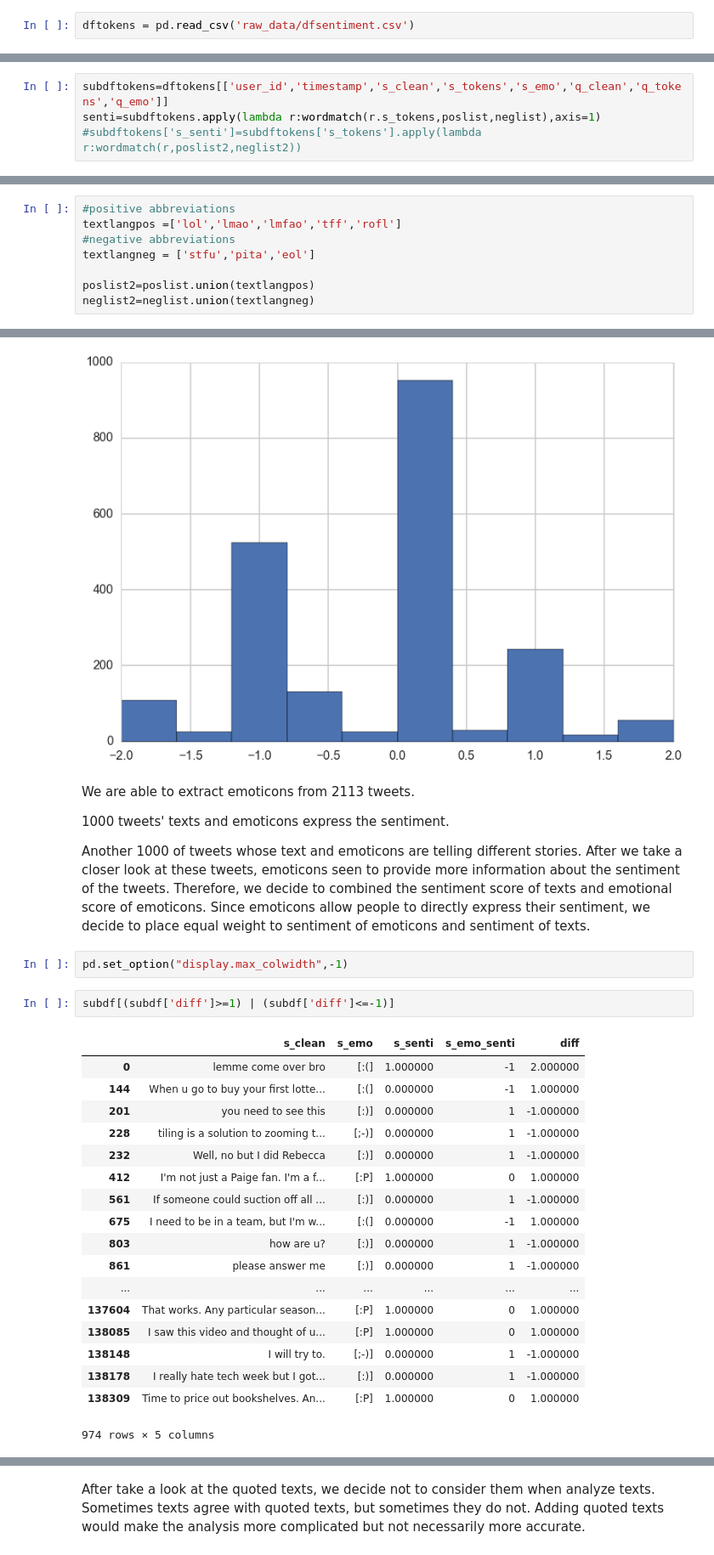
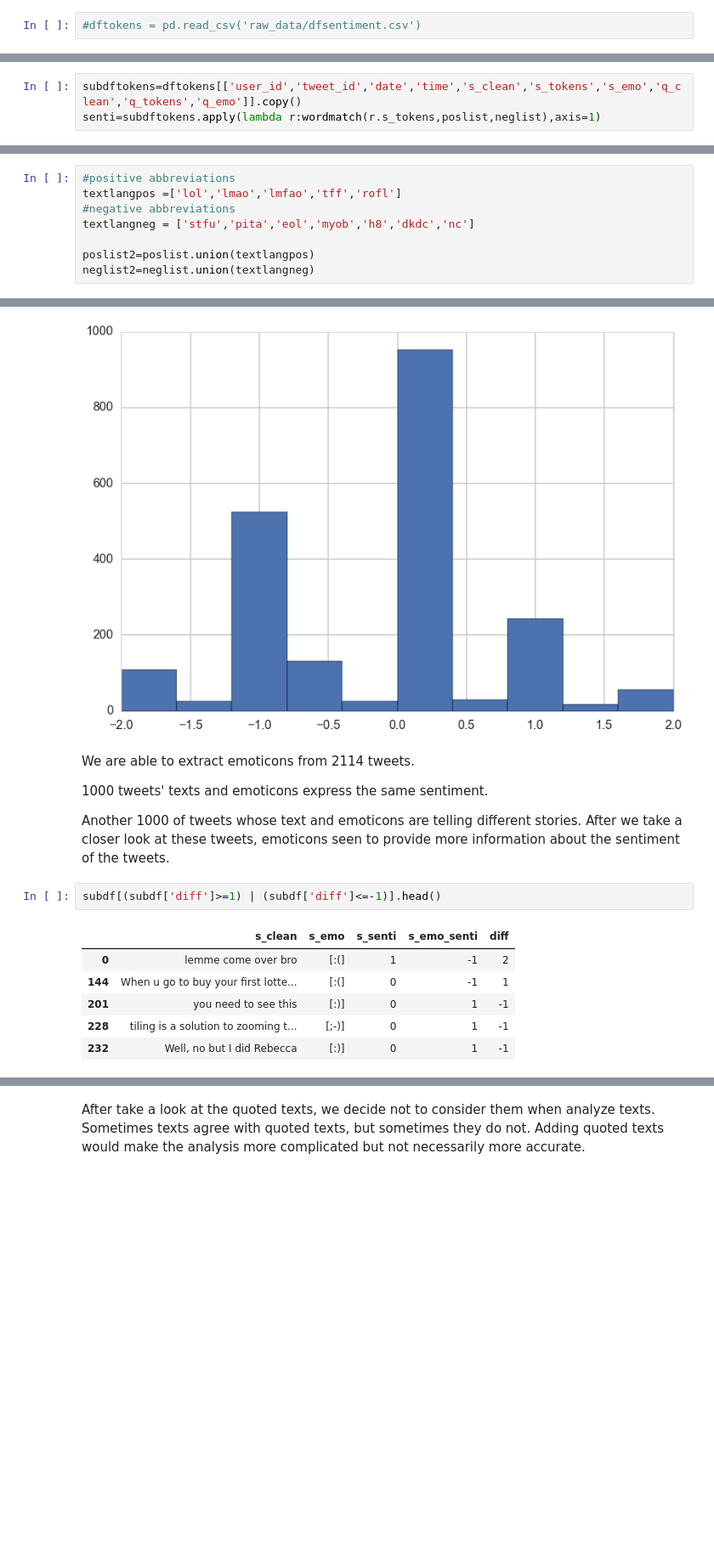
Before and after one commit to harvardcs109/cs109_final, a Jupyter notebook: Main.ipynb, the cells around one changed output, grey strips where cells are left out. Shown at 85% size. Drawn from its saved outputs; the diff is of its cells as text; blank space fills up the shorter version.

```diff
--- a/Main.ipynb
+++ b/Main.ipynb
@@ -1728,7 +1661,7 @@ topics = dftokens_spark.map(lambda x: getTweetTopic(x.cleaned_text, lda5, 0))
 %time
 topics = topics.collect()
 # %%
-dftokens = pd.read_csv('raw_data/dfsentiment.csv')
+#dftokens = pd.read_csv('raw_data/dfsentiment.csv')
 # %%
 dftokens['Topic'] = topics
 dftokens['Topic_keyword'] = dftokens.Topics.apply(lambda x: topic_keyword[x])
@@ -1845,7 +1802,6 @@ def wordmatch(tokenlist,pos,neg):
 # %%
-subdftokens=dftokens[['user_id','timestamp','s_clean','s_tokens','s_emo','q_clean','q_tokens','q_emo']]
+subdftokens=dftokens[['user_id','tweet_id','date','time','s_clean','s_tokens','s_emo','q_clean','q_tokens','q_emo']].copy()
 senti=subdftokens.apply(lambda r:wordmatch(r.s_tokens,poslist,neglist),axis=1)
-#subdftokens['s_senti']=subdftokens['s_tokens'].apply(lambda r:wordmatch(r,poslist2,neglist2))
 # %%
 plt.hist(senti)
 # %% [output]
@@ -1864,7 +1820,7 @@ Not necessarily. Twitter language is like text message, and people tend to use a
 #positive abbreviations
 textlangpos =['lol','lmao','lmfao','tff','rofl']
 #negative abbreviations
-textlangneg = ['stfu','pita','eol']
+textlangneg = ['stfu','pita','eol','myob','h8','dkdc','nc']
 
 poslist2=poslist.union(textlangpos)
 neglist2=neglist.union(textlangneg)
@@ -1990,31 +1932,17 @@ Standard error 0.834468514555
  <a list of 10 Patch objects>)
 [figure]
 # %% [markdown]
-We are able to extract emoticons from 2113 tweets.
+We are able to extract emoticons from 2114 tweets.
 
-1000 tweets' texts and emoticons express the sentiment.
+1000 tweets' texts and emoticons express the same sentiment.
 
-Another 1000 of tweets whose text and emoticons are telling different stories. After we take a closer look at these tweets, emoticons seen to provide more information about the sentiment of the tweets. Therefore, we decide to combined the sentiment score of texts and emotional score of emoticons. Since emoticons allow people to directly express their sentiment, we decide to place equal weight to sentiment of emoticons and sentiment of texts.
+Another 1000 of tweets whose text and emoticons are telling different stories. After we take a closer look at these tweets, emoticons seen to provide more information about the sentiment of the tweets.
-# %%
-pd.set_option("display.max_colwidth",-1)
 # %%
-subdf[(subdf['diff']>=1) | (subdf['diff']<=-1)]
+subdf[(subdf['diff']>=1) | (subdf['diff']<=-1)].head()
 # %% [output]
 |  | s_clean | s_emo | s_senti | s_emo_senti | diff |
-| 0 | lemme come over bro | [:(] | 1.000000 | -1 | 2.000000 |
-| 144 | When u go to buy your first lotte... | [:(] | 0.000000 | -1 | 1.000000 |
-| 201 | you need to see this | [:)] | 0.000000 | 1 | -1.000000 |
-| 228 | tiling is a solution to zooming t... | [;-)] | 0.000000 | 1 | -1.000000 |
-| 232 | Well, no but I did Rebecca | [:)] | 0.000000 | 1 | -1.000000 |
-| 412 | I'm not just a Paige fan. I'm a f... | [:P] | 1.000000 | 0 | 1.000000 |
-| 561 | If someone could suction off all ... | [:)] | 0.000000 | 1 | -1.000000 |
-| 675 | I need to be in a team, but I'm w... | [:(] | 0.000000 | -1 | 1.000000 |
-| 803 | how are u? | [:)] | 0.000000 | 1 | -1.000000 |
-| 861 | please answer me | [:)] | 0.000000 | 1 | -1.000000 |
-| ... | ... | ... | ... | ... | ... |
-| 137604 | That works. Any particular season... | [:P] | 1.000000 | 0 | 1.000000 |
-| 138085 | I saw this video and thought of u... | [:P] | 1.000000 | 0 | 1.000000 |
-| 138148 | I will try to. | [;-)] | 0.000000 | 1 | -1.000000 |
-| 138178 | I really hate tech week but I got... | [:)] | 0.000000 | 1 | -1.000000 |
-| 138309 | Time to price out bookshelves. An... | [:P] | 1.000000 | 0 | 1.000000 |
+| 0 | lemme come over bro | [:(] | 1 | -1 | 2 |
+| 144 | When u go to buy your first lotte... | [:(] | 0 | -1 | 1 |
+| 201 | you need to see this | [:)] | 0 | 1 | -1 |
+| 228 | tiling is a solution to zooming t... | [;-)] | 0 | 1 | -1 |
+| 232 | Well, no but I did Rebecca | [:)] | 0 | 1 | -1 |
-974 rows × 5 columns
```
Also changed, not shown: parts of 109 cells of this notebook, 5 other files.
